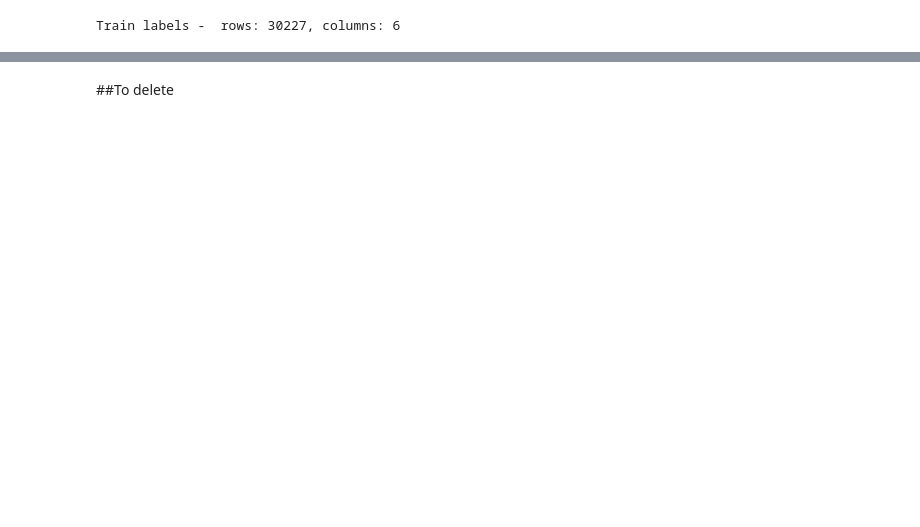
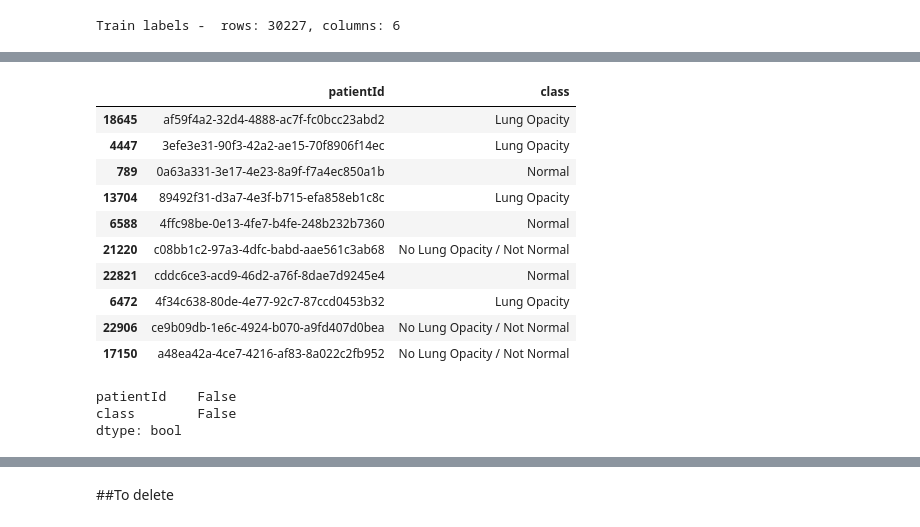
Before and after one commit to GrueneKatze/AI-for-Medicine-Coursera, a Jupyter notebook: Pneumonia_detection_with_FastAI.ipynb, the cells around one changed output, grey strips where cells are left out. Drawn from its saved outputs; the diff is of its cells as text; code cells hidden in the pictures; blank space fills up the shorter version.

```diff
--- a/Pneumonia_detection_with_FastAI.ipynb
+++ b/Pneumonia_detection_with_FastAI.ipynb
@@ -76,0 +79,20 @@ train_labels_df.sample(10)
+# %%
+class_info_df.sample(10)
+# %% [output]
+|  | patientId | class |
+| 18645 | af59f4a2-32d4-4888-ac7f-fc0bcc23abd2 | Lung Opacity |
+| 4447 | 3efe3e31-90f3-42a2-ae15-70f8906f14ec | Lung Opacity |
+| 789 | 0a63a331-3e17-4e23-8a9f-f7a4ec850a1b | Normal |
+| 13704 | 89492f31-d3a7-4e3f-b715-efa858eb1c8c | Lung Opacity |
+| 6588 | 4ffc98be-0e13-4fe7-b4fe-248b232b7360 | Normal |
+| 21220 | c08bb1c2-97a3-4dfc-babd-aae561c3ab68 | No Lung Opacity / Not Normal |
+| 22821 | cddc6ce3-acd9-46d2-a76f-8dae7d9245e4 | Normal |
+| 6472 | 4f34c638-80de-4e77-92c7-87ccd0453b32 | Lung Opacity |
+| 22906 | ce9b09db-1e6c-4924-b070-a9fd407d0bea | No Lung Opacity / Not Normal |
+| 17150 | a48ea42a-4ce7-4216-af83-8a022c2fb952 | No Lung Opacity / Not Normal |
+# %%
+class_info_df.isnull().any()
+# %% [output]
+patientId    False
+class        False
+dtype: bool
```
Also changed, not shown: parts of 7 cells of this notebook.
